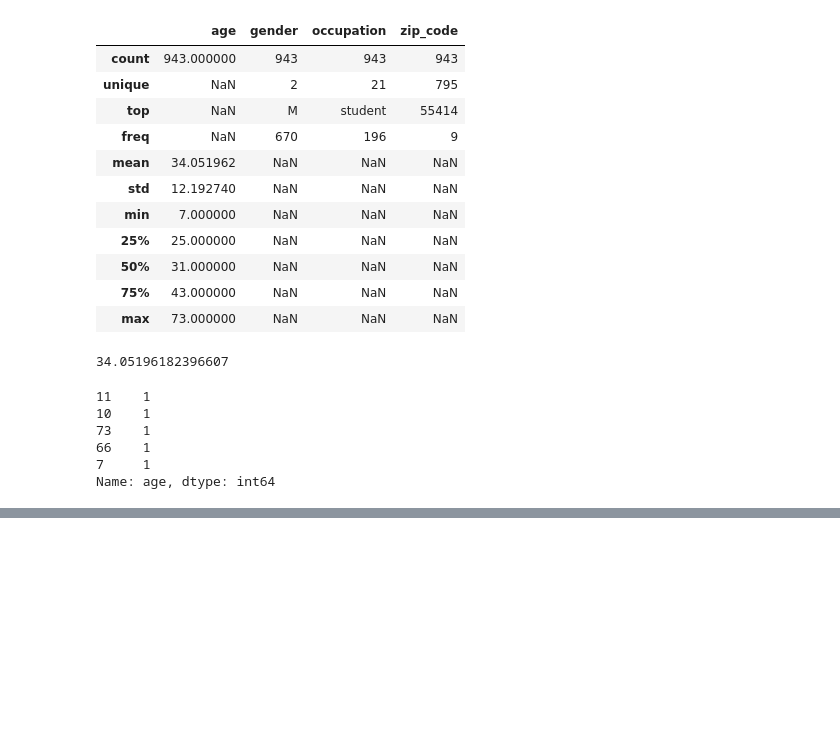
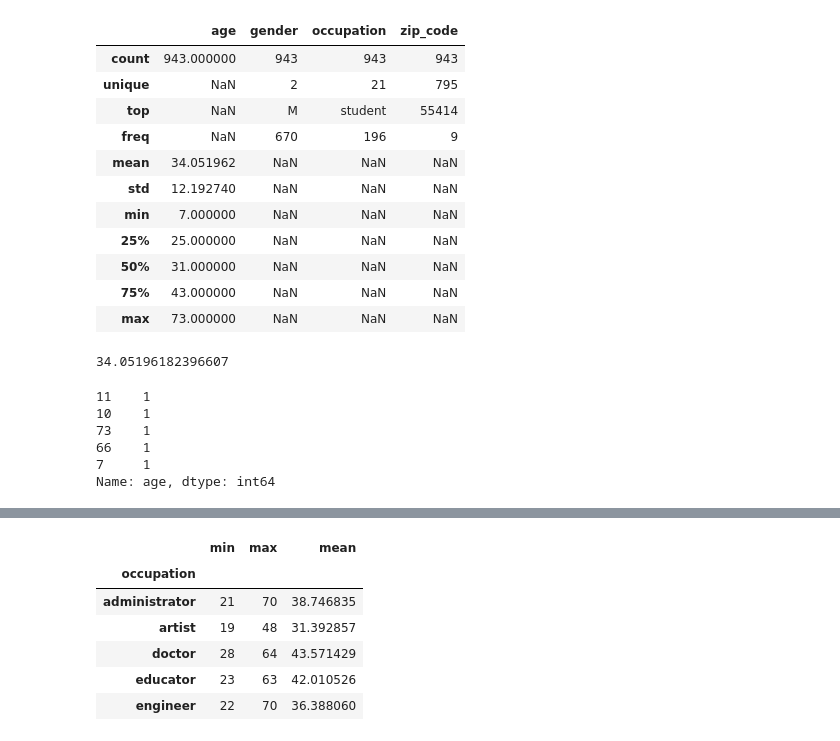
Before and after one commit to rlavelli/pyPie, a Jupyter notebook: pandas_exercises.ipynb, the cells around one changed output, grey strips where cells are left out. Cells and saved outputs as stored; diff of their text form; code cells hidden in the pictures; blank space fills up the shorter version.

```diff
--- a/pandas_exercises.ipynb
+++ b/pandas_exercises.ipynb
@@ -212,0 +280,12 @@ Name: age, dtype: int64
+# %%
+# male ratio per occupation, sort descending
+def gender_to_num(x):
+    if x == "M":
+        return 1
+    else:
+        return 0
+
+users["gender_num"] = users["gender"].apply(gender_to_num)
+
+genders_ratio = users.groupby("occupation").gender_num.sum() / users.occupation.value_counts() * 100
+genders_ratio.sort_values(ascending=False)
@@ -212,0 +310,10 @@ Name: age, dtype: int64
+# %%
+users.groupby('occupation').age.agg(['min', 'max', 'mean']).head()
+# %% [output]
+|  | min | max | mean |
+| occupation |  |  |  |
+| administrator | 21 | 70 | 38.746835 |
+| artist | 19 | 48 | 31.392857 |
+| doctor | 28 | 64 | 43.571429 |
+| educator | 23 | 63 | 42.010526 |
+| engineer | 22 | 70 | 36.388060 |
```
Also changed, not shown: parts of 14 cells of this notebook.
